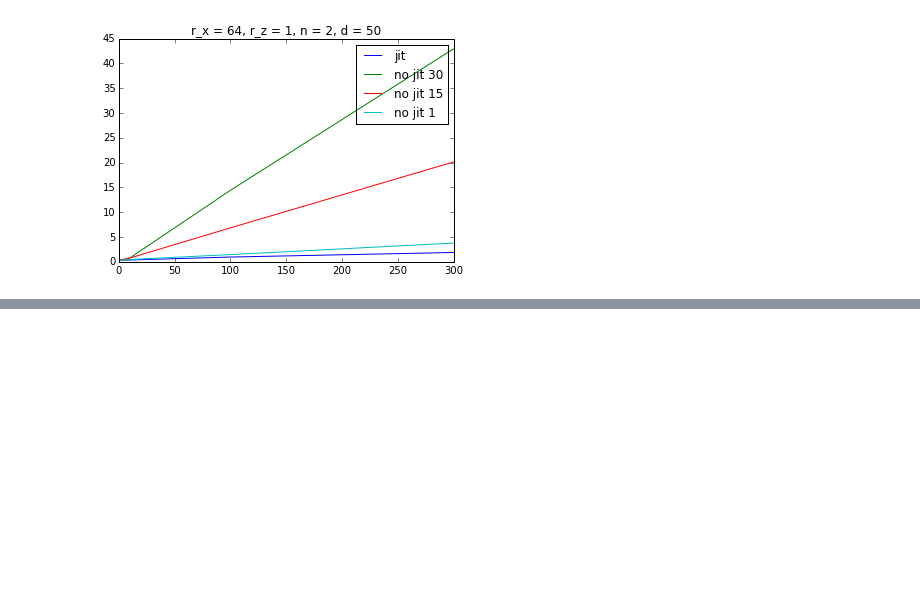
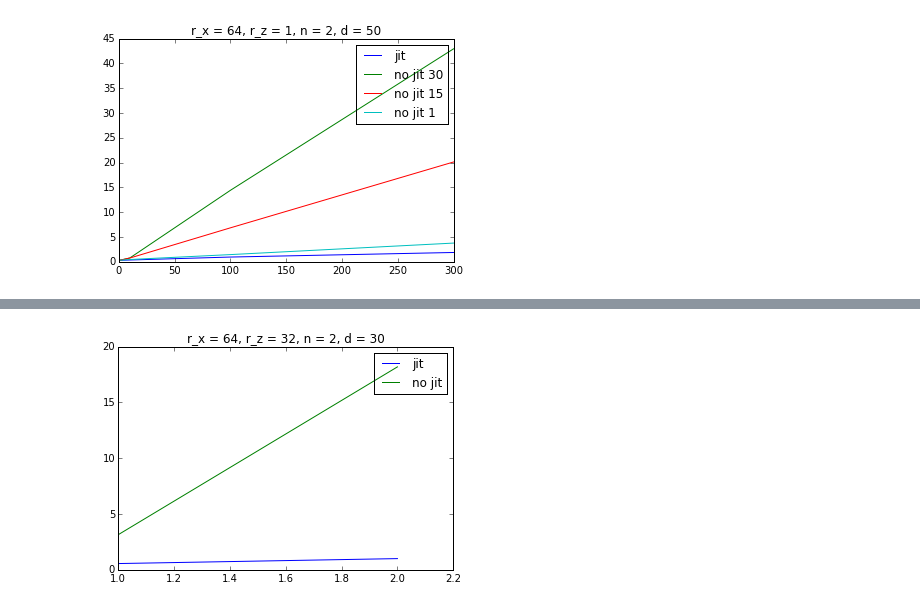
Before and after one commit to oseledets/ttpy, a Jupyter notebook: tt/riemannian/profile.ipynb, the cells around one changed output, grey strips where cells are left out. Cells and saved outputs as stored; diff of their text form; code cells hidden in the pictures; blank space fills up the shorter version.

```diff
--- a/tt/riemannian/profile.ipynb
+++ b/tt/riemannian/profile.ipynb
@@ -169,3 +169,32 @@ plt.show()
 4 loops, best of 3: 20.1 s per loop
 4 loops, best of 3: 3.77 s per loop
 [figure]
+# %%
+r_x=64
+r_z=32
+n=2
+d=30
+N_arr=[1, 2]
+
+X = tt.rand([n] * d, d, [1] + [r_x] * (d-1) +  [1])
+Z = []
+for i in xrange(max(N_arr)):
+    Z.append(tt.rand([n] * d, d, [1] + [r_z] * (d-1) +  [1]))
+plots = np.zeros((2, len(N_arr)))
+legends = [None] * plots.shape[0]
+for N_idx in xrange(len(N_arr)):
+    N = N_arr[N_idx]
+    res = %timeit -n 4 -o riemannian.project(X, Z[:N], use_jit=True)
+    plots[0, N_idx] = res.best
+    legends[0] = 'jit'
+    res = %timeit -n 4 -o riemannian.project(X, Z[:N], use_jit=False)
+    plots[1, N_idx] = res.best
+    legends[1] = 'no jit'
+plot_objects = []
+for plot_idx in xrange(2):
+    handle, = plt.plot(N_arr, plots[plot_idx, :], label=legends[plot_idx])
+    plot_objects.append(handle)
+plt.legend(handles=plot_objects)
+plt.title('r_x = %d, r_z = %d, n = %d, d = %d' % (r_x, r_z, n, d))
+plt.show()
+# %% [output]
@@ -171,0 +205 @@ plt.show()
+[figure, added]
```
Also changed, not shown: parts of 1 cell of this notebook.
